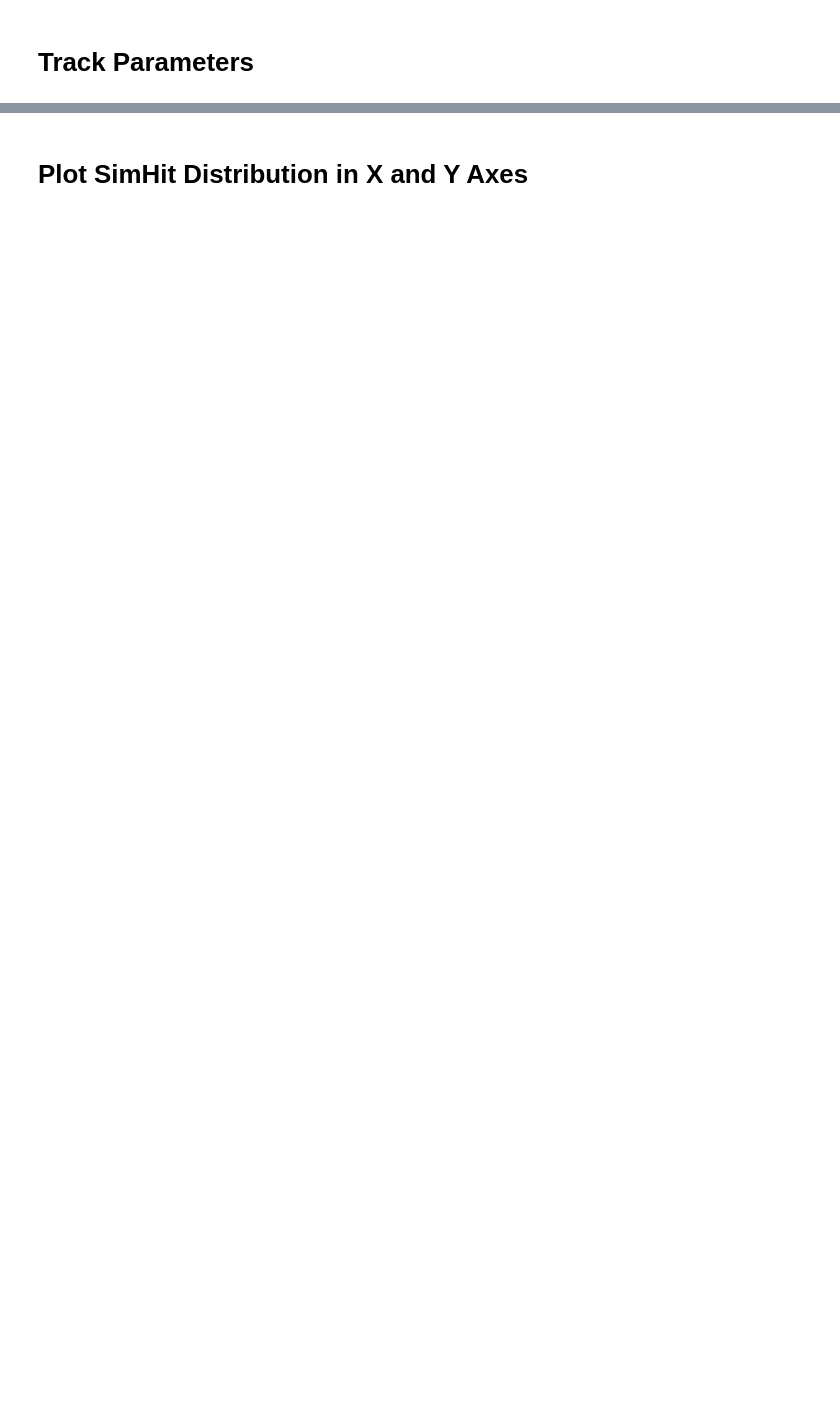
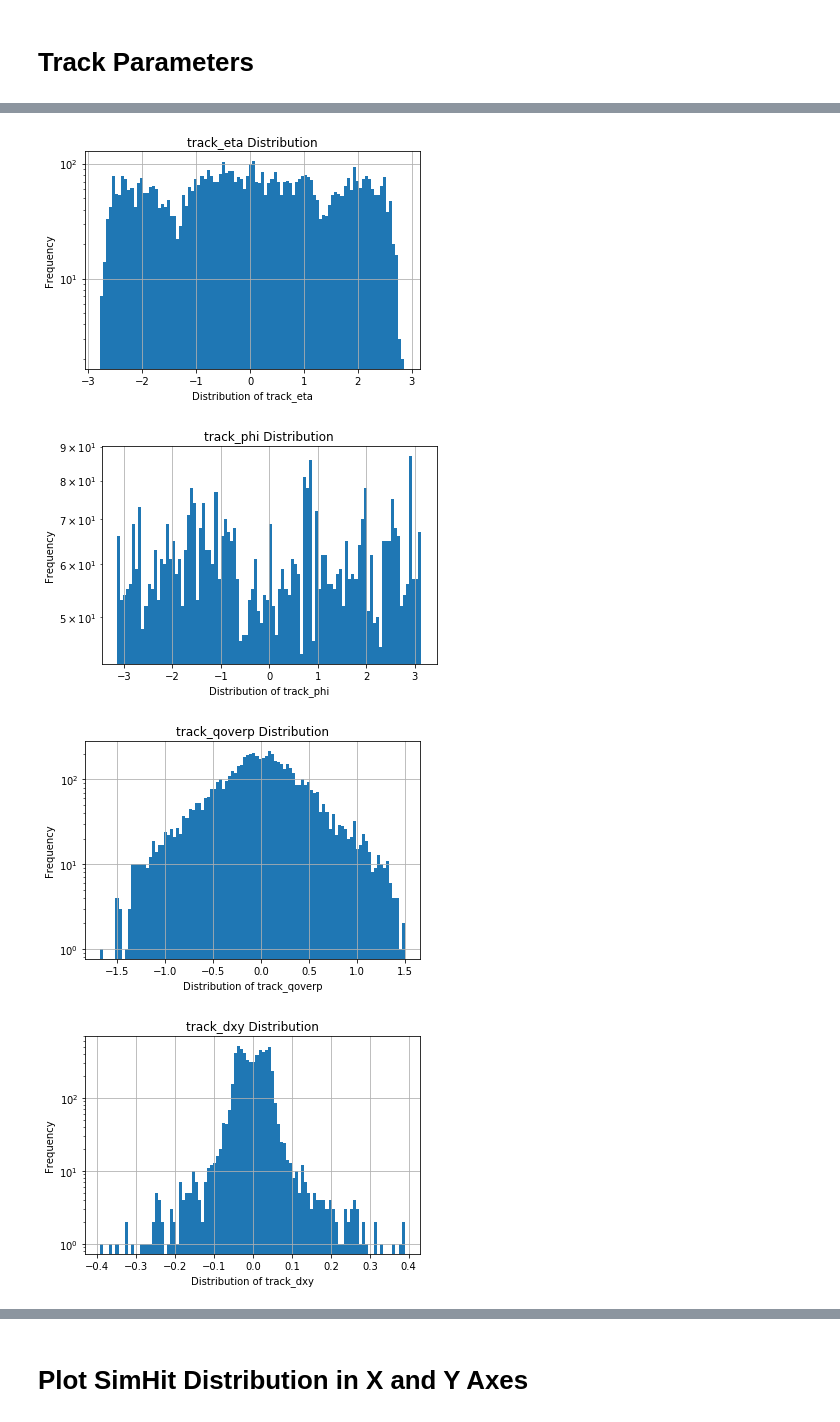
Before and after one commit to SwapneelM/TrackingNtuples, a Jupyter notebook: TrackingNtuples/scripts/Tracking Data Visualizer v2.ipynb, the cells around one changed output, grey strips where cells are left out. Cells and saved outputs as stored; diff of their text form; code cells hidden in the pictures; blank space fills up the shorter version.

```diff
--- a/TrackingNtuples/scripts/Tracking Data Visualizer v2.ipynb
+++ b/TrackingNtuples/scripts/Tracking Data Visualizer v2.ipynb
@@ -431,11 +696,13 @@ for event_id_ in range(len(stereo_tp_idx_)):
 # %% [markdown]
 # Track Parameters
 # %%
-
+%matplotlib inline
 # Iterate over 5 track parameters and plot their distribution
 # Note: THIS IS LOG SCALE
 
 for key in track_param_global_df_.columns:
+    if key == 'track_id':
+        continue
     ax_ = plt.subplot()
     ax_.hist(track_param_global_df_[key], histtype='stepfilled', bins=100, orientation='vertical')
     plt.grid(True)
@@ -453,0 +719,4 @@ for key in track_param_global_df_.columns:
+[figure, added]
+[figure, added]
+[figure, added]
+[figure, added]
```
Also changed, not shown: parts of 46 cells of this notebook, 35 other files.
